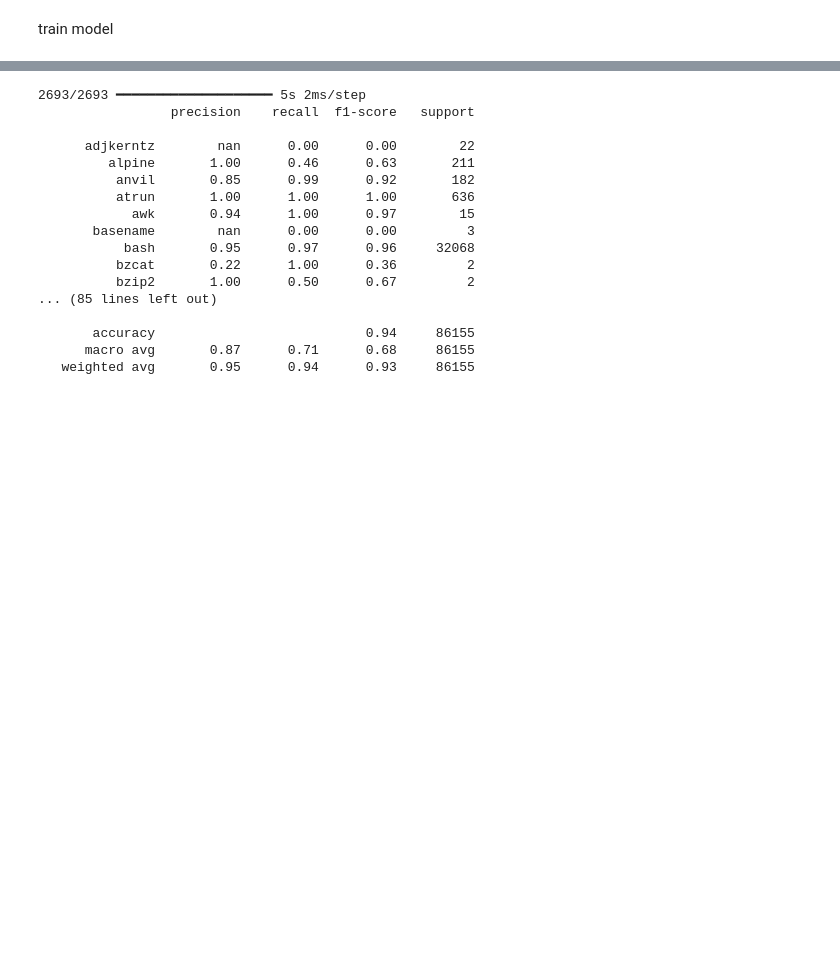
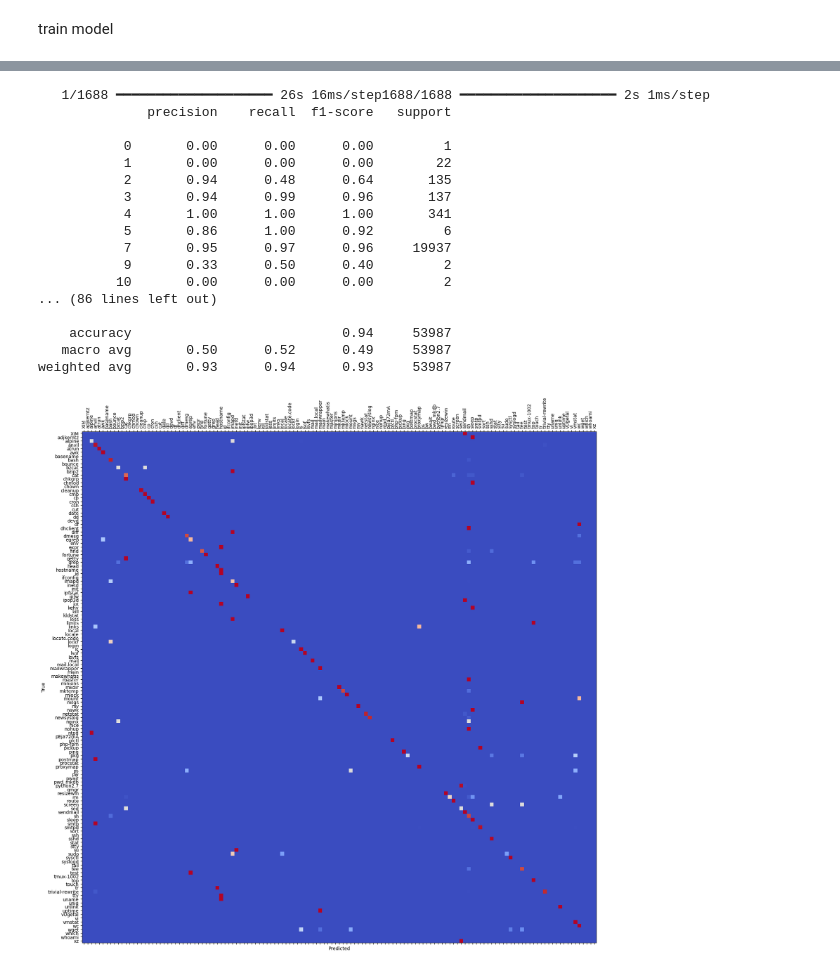
Before and after one commit to JannikRosendahl/bachelor_thesis_models, a Jupyter notebook: ffn.ipynb, the cells around one changed output, grey strips where cells are left out. Cells and saved outputs as stored; diff of their text form; code cells hidden in the pictures; blank space fills up the shorter version.

```diff
--- a/ffn.ipynb
+++ b/ffn.ipynb
@@ -311,9 +322,6 @@ plt.show()
 # %%
-# load model from file
-model = tf.keras.models.load_model(model_path)
-
 # evaluate model
-score = model.evaluate(X_val, y_val, verbose=1)
-print('Test loss:', score[0])
-print('Test accuracy:', score[1])
+score = model.evaluate(X_test, y_test)
+print(f'Test loss: {score[0]}')
+print(f'Test accuracy: {score[1]}')
 # %% [output]
@@ -323,25 +331,54 @@ Test accuracy: 0.9408159852027893
 # %%
 # print classification report
-y_pred = model.predict(X_val)
+y_pred = model.predict(X_test)
 y_pred = np.argmax(y_pred, axis=1)
-y_true = np.argmax(y_val, axis=1)
+y_true = np.argmax(y_test, axis=1)
 
-print(classification_report(y_true, y_pred, target_names=distinct_labels, labels=np.arange(no_labels), zero_division=np.nan))
+# print report, specify labels as not all labels might be present in test set
+print(classification_report(y_true, y_pred, labels=np.unique(y_true)))
 # %% [output]
-2693/2693 ━━━━━━━━━━━━━━━━━━━━ 5s 2ms/step
-                 precision    recall  f1-score   support
+   1/1688 ━━━━━━━━━━━━━━━━━━━━ 26s 16ms/step1688/1688 ━━━━━━━━━━━━━━━━━━━━ 2s 1ms/step
+              precision    recall  f1-score   support
 
-      adjkerntz        nan      0.00      0.00        22
-         alpine       1.00      0.46      0.63       211
-          anvil       0.85      0.99      0.92       182
-          atrun       1.00      1.00      1.00       636
-            awk       0.94      1.00      0.97        15
-       basename        nan      0.00      0.00         3
-           bash       0.95      0.97      0.96     32068
-          bzcat       0.22      1.00      0.36         2
-          bzip2       1.00      0.50      0.67         2
-... (85 lines left out)
+           0       0.00      0.00      0.00         1
+           1       0.00      0.00      0.00        22
+           2       0.94      0.48      0.64       135
+           3       0.94      0.99      0.96       137
+           4       1.00      1.00      1.00       341
+           5       0.86      1.00      0.92         6
+           7       0.95      0.97      0.96     19937
+           9       0.33      0.50      0.40         2
+          10       0.00      0.00      0.00         2
+... (86 lines left out)
 
-       accuracy                           0.94     86155
-      macro avg       0.87      0.71      0.68     86155
-   weighted avg       0.95      0.94      0.93     86155
+    accuracy                           0.94     53987
+   macro avg       0.50      0.52      0.49     53987
+weighted avg       0.93      0.94      0.93     53987
+# %%
+# plot confusion matrix, keep in mind that not all labels might be present in test set but should still be visualized as zeros
+
+cm = confusion_matrix(y_true, y_pred, labels=np.unique(y_true))
+
+# transform to percentages
+cm = cm / cm.sum(axis=1)[:, np.newaxis]
+
+# insert zero rows and columns for missing labels
+for i in range(no_labels):
+    if i not in np.unique(y_true):
+        cm = np.insert(cm, i, 0, axis=0)
+        cm = np.insert(cm, i, 0, axis=1)
+
+fig, ax = plt.subplots(figsize=(20, 20))
+cax = ax.matshow(cm, cmap='coolwarm', aspect='auto')
+
+# set class names on axis
+ax.set_xticks(range(no_labels))
+ax.set_yticks(range(no_labels))
+ax.set_xticklabels(distinct_labels, rotation=90)
+ax.set_yticklabels(distinct_labels)
+
+plt.xlabel('Predicted')
+plt.ylabel('True')
+plt.show()
+# %% [output]
+[figure, added]
```
Also changed, not shown: parts of 13 cells of this notebook, 3 other files.
